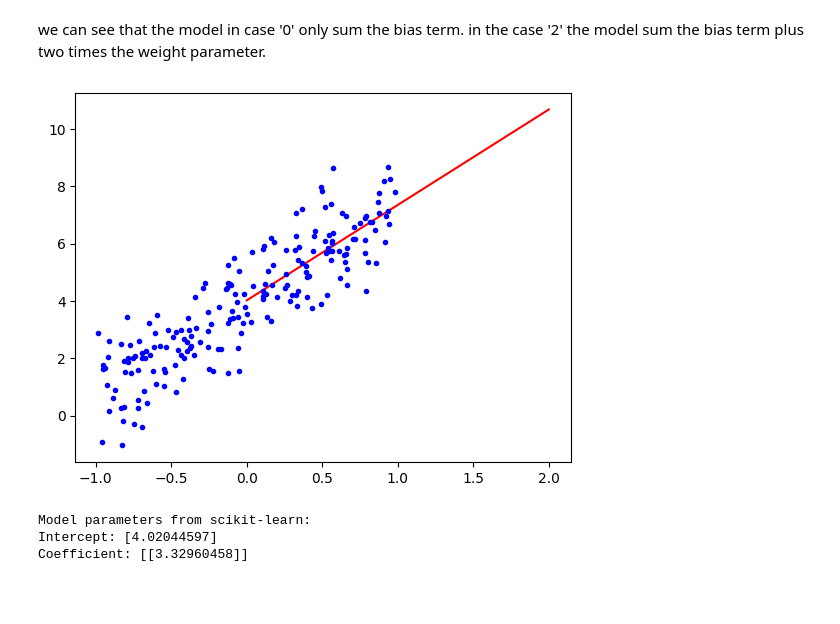
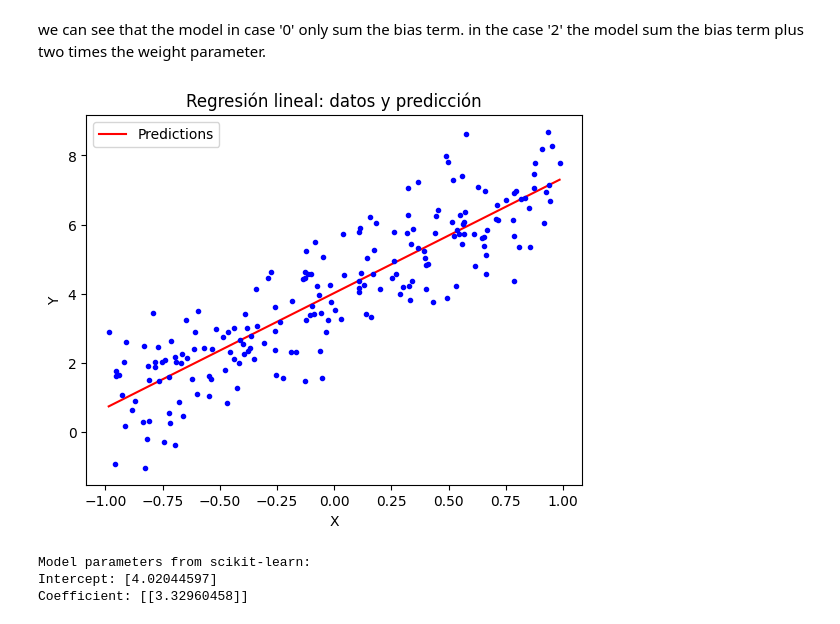
Before and after one commit to Jfenic/IA_regresion_deep_learning, a Jupyter notebook: simple_regression/exercise_book.ipynb, the cells around one changed output. Cells and saved outputs as stored; diff of their text form; code cells hidden in the pictures; blank space fills up the shorter version.

```diff
--- a/simple_regression/exercise_book.ipynb
+++ b/simple_regression/exercise_book.ipynb
@@ -43,12 +43,22 @@ we can see that the model in case '0' only sum the bias term.
 in the case '2' the model sum the bias term plus two times the weight parameter.
 # %%
 import matplotlib.pyplot as plt
+import numpy as np
 
-plt.plot(X_new, Y_predict, "r-", label="Predictions")
+# Para ver la línea roja completa, extendemos el rango de X_new
+X_range = np.linspace(X.min(), X.max(), 100).reshape(-1, 1)
+X_range_b = add_dummy_feature(X_range)
+Y_range_predict = X_range_b @ theta_best
+
+plt.plot(X_range, Y_range_predict, "r-", label="Predictions")
 plt.plot(X, Y, "b.")
+plt.xlabel("X")
+plt.ylabel("Y")
+plt.title("Regresión lineal: datos y predicción")
+plt.legend()
 plt.show()
 # %% [output]
-[figure, old version]
+[figure, new version]
 # %%
 from sklearn.linear_model import LinearRegression
 model = LinearRegression()
```
Also changed, not shown: parts of 6 cells of this notebook.
